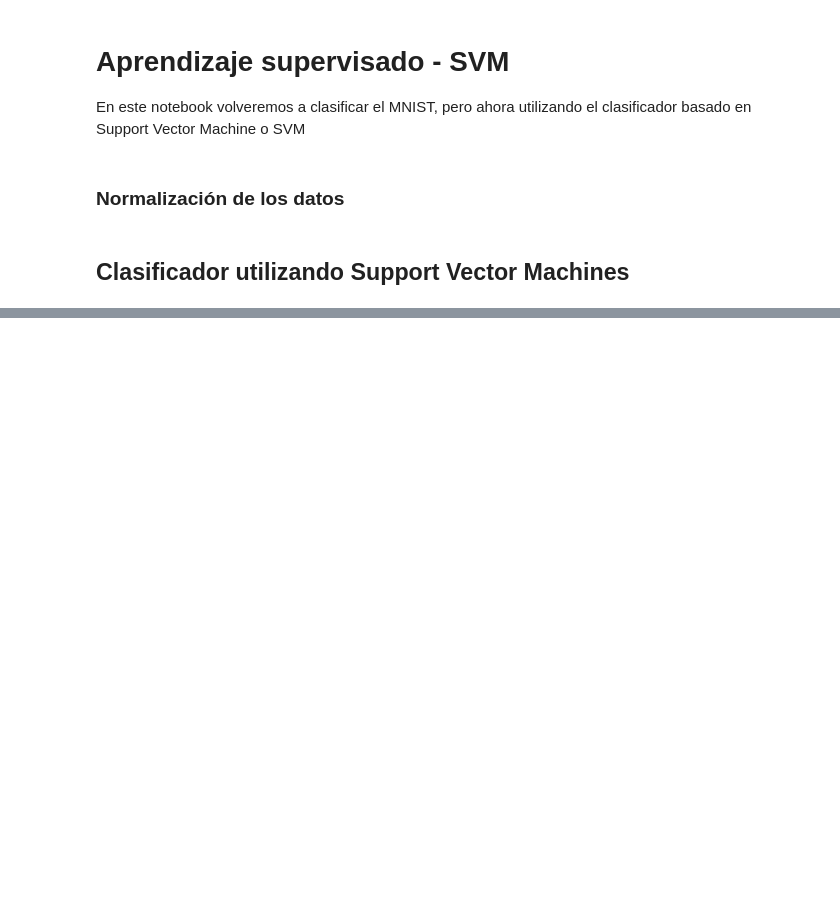
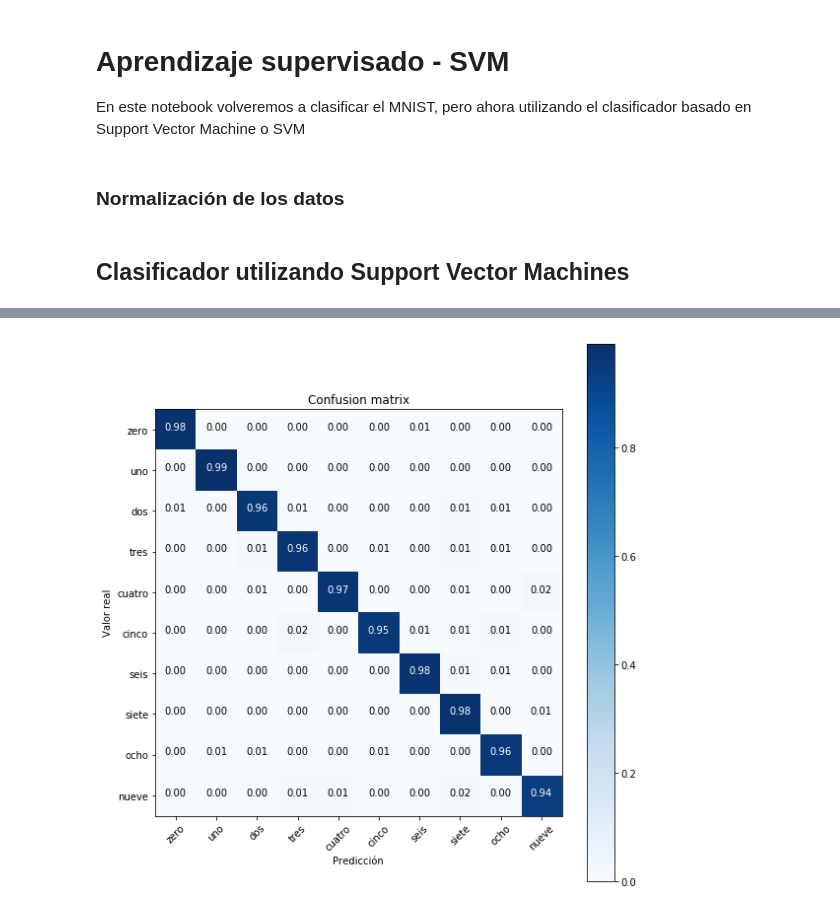
Before and after one commit to directcsd/ML-training---spanish, a Jupyter notebook: 4. Aprendizaje Supervisado - SVM.ipynb, the cells around one changed output, grey strips where cells are left out. Saved outputs shown, nothing was run; the diff lists cells and outputs as text; code cells hidden in the pictures; blank space fills up the shorter version.

```diff
--- a/4. Aprendizaje Supervisado - SVM.ipynb
+++ b/4. Aprendizaje Supervisado - SVM.ipynb
@@ -73,0 +83,45 @@ Rendimiento en el dataset de pruebas: 0.9665
+# %%
+# Esta función esta adaptada de la documentación del Scikit-Learn para presentar
+# la matrix de "confusión" de forma más visual
+def plot_confusion_matrix(cm, classes,
+                          normalize=False,
+                          title='Confusion matrix',
+                          cmap=plt.cm.Blues):
+    """
+    This function prints and plots the confusion matrix.
+    Normalization can be applied by setting `normalize=True`.
+    """
+    if normalize:
+        cm = cm.astype('float') / cm.sum(axis=1)[:, np.newaxis]
+        #print("Normalized confusion matrix")
+    #else:
+        #print('Confusion matrix, without normalization')
+
+
+    #print(cm)
+
+    plt.imshow(cm, interpolation='nearest', cmap=cmap)
+    plt.title(title)
+    plt.colorbar()
+    tick_marks = np.arange(len(classes))
+    plt.xticks(tick_marks, classes, rotation=45)
+    plt.yticks(tick_marks, classes)
+
+    fmt = '.2f' if normalize else 'd'
+    thresh = cm.max() / 2.
+    for i, j in itertools.product(range(cm.shape[0]), range(cm.shape[1])):
+        plt.text(j, i, format(cm[i, j], fmt),
+                 horizontalalignment="center",
+                 color="white" if cm[i, j] > thresh else "black")
+
+    plt.tight_layout()
+    plt.ylabel("Valor real")
+    plt.xlabel("Predicción")
+    plt.show()
+# %%
+# La confusion matrix nos presenta una información sumaria de la precisión y del recall
+cm=confusion_matrix(y_test, svc_clf.predict(X_test))
+plt.figure(figsize=(8,8))
+plot_confusion_matrix(cm, classes=["zero","uno","dos","tres","cuatro","cinco","seis","siete","ocho","nueve"], normalize=True);
+# %% [output]
+[figure, added]
```
Also changed, not shown: parts of 9 cells of this notebook.
